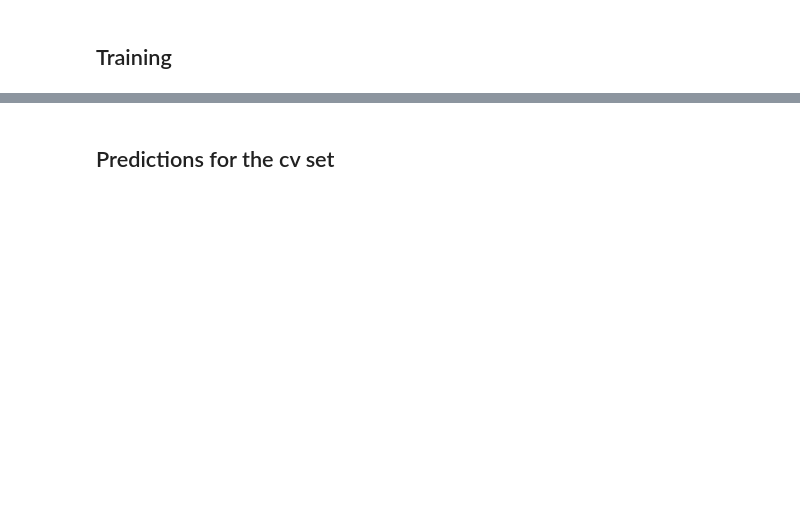
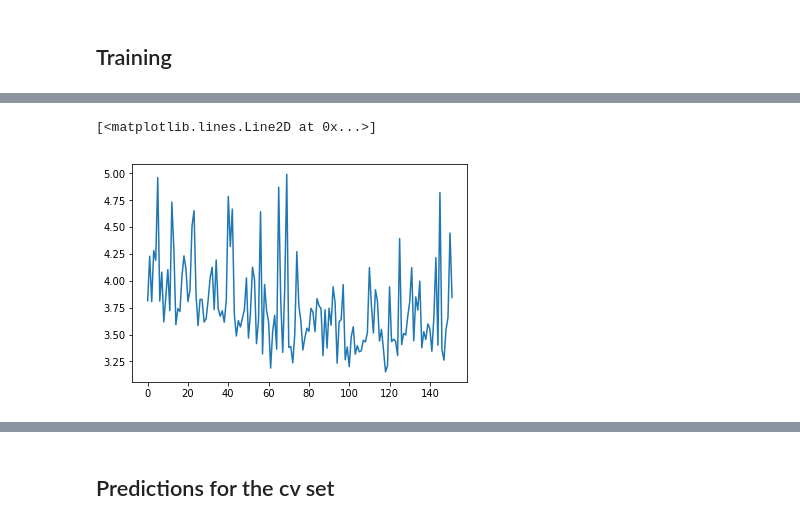
Before and after one commit to sgmig/ml_projects, a Jupyter notebook: kaggle/facial-keypoints-detection/facial_keypoints_CNN.ipynb, the cells around one changed output, grey strips where cells are left out. Cells and saved outputs as stored; diff of their text form; code cells hidden in the pictures; blank space fills up the shorter version.

```diff
--- a/kaggle/facial-keypoints-detection/facial_keypoints_CNN.ipynb
+++ b/kaggle/facial-keypoints-detection/facial_keypoints_CNN.ipynb
@@ -340,3 +335,8 @@ cv_loss
+# %%
+plt.plot(cv_losses[150:])
+# %% [output]
+[<matplotlib.lines.Line2D at 0x...>]
+[figure, added]
 # %%
 np.mean(np.sqrt(train_losses)[-5:])
 # %% [output]
```
Also changed, not shown: parts of 31 cells of this notebook.
